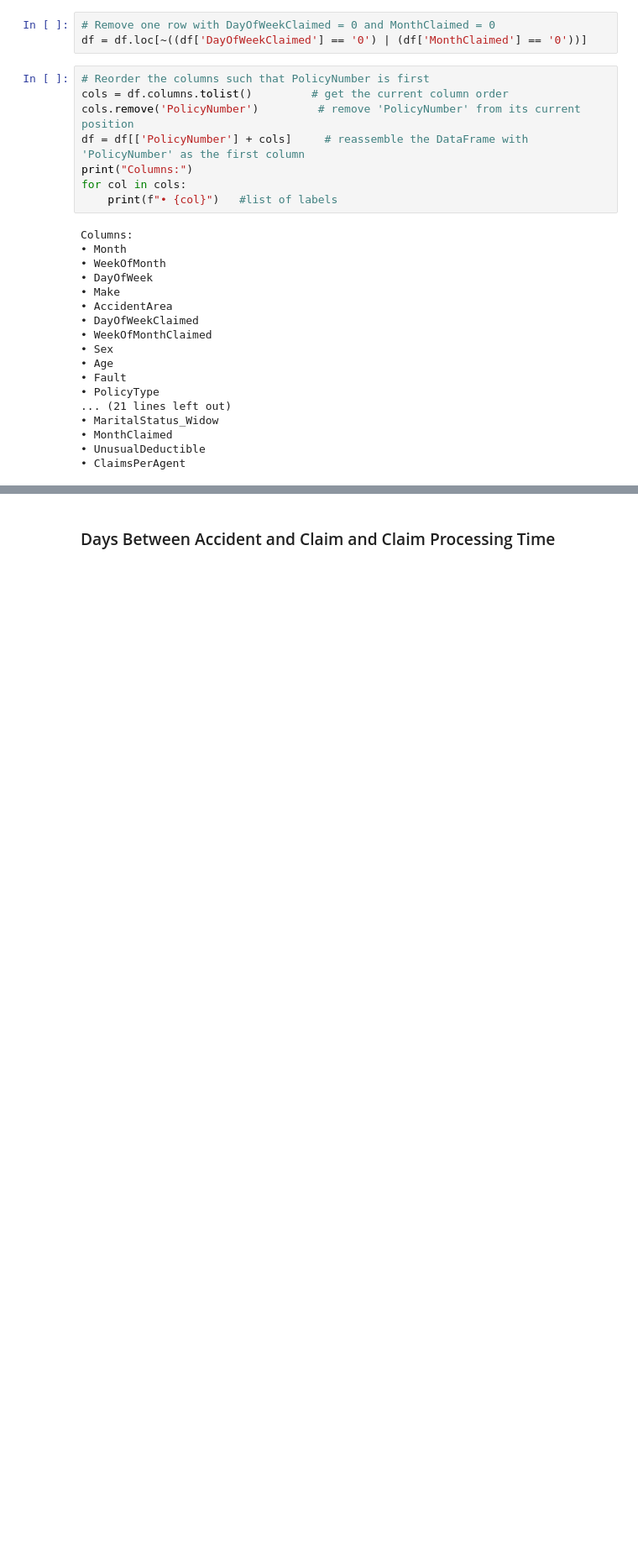
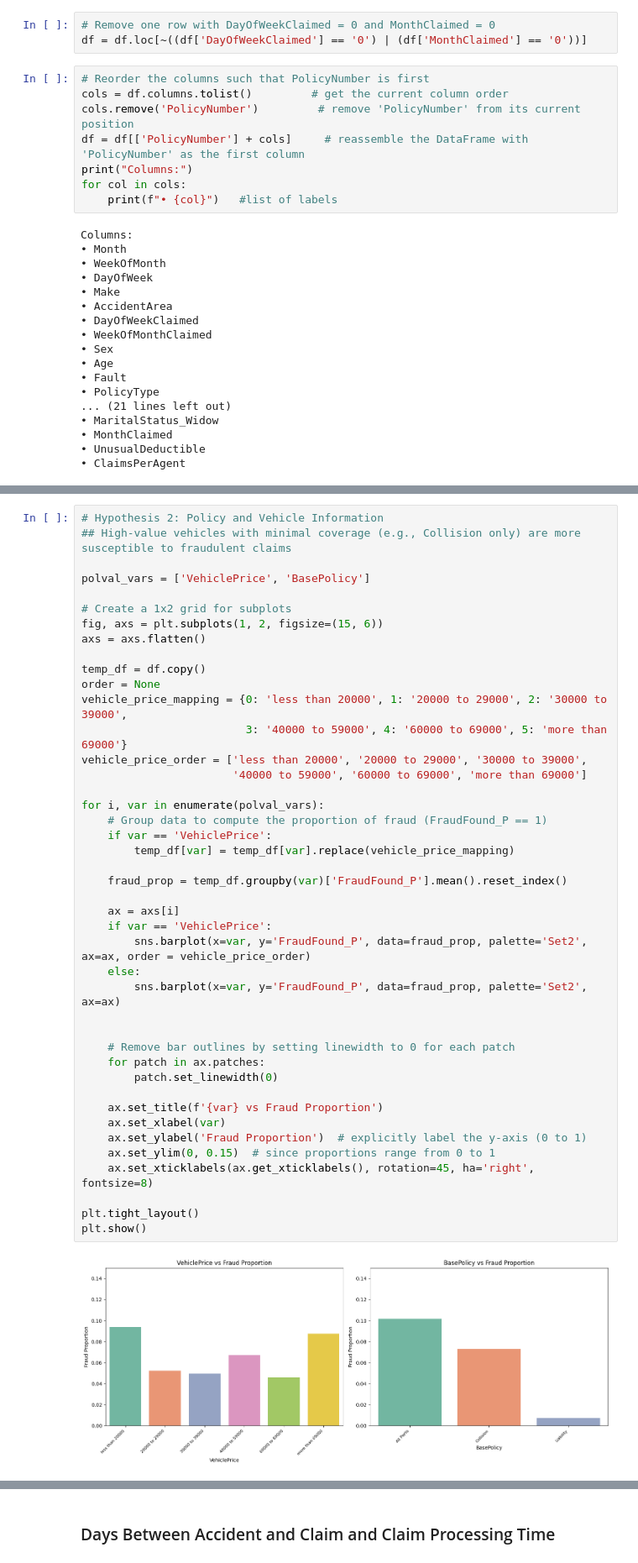
Before and after one commit to haonanah/DSA4263, a Jupyter notebook: EDA.ipynb, the cells around one changed output, grey strips where cells are left out. Shown at 84% size. Drawn from its saved outputs; the diff is of its cells as text; blank space fills up the shorter version.

```diff
--- a/EDA.ipynb
+++ b/EDA.ipynb
@@ -51,0 +223,45 @@ Columns:
+# %%
+# Hypothesis 2: Policy and Vehicle Information
+## High-value vehicles with minimal coverage (e.g., Collision only) are more susceptible to fraudulent claims
+
+polval_vars = ['VehiclePrice', 'BasePolicy']
+
+# Create a 1x2 grid for subplots
+fig, axs = plt.subplots(1, 2, figsize=(15, 6))
+axs = axs.flatten()
+
+temp_df = df.copy()
+order = None
+vehicle_price_mapping = {0: 'less than 20000', 1: '20000 to 29000', 2: '30000 to 39000',
+                         3: '40000 to 59000', 4: '60000 to 69000', 5: 'more than 69000'}
+vehicle_price_order = ['less than 20000', '20000 to 29000', '30000 to 39000',
+                       '40000 to 59000', '60000 to 69000', 'more than 69000']
+
+for i, var in enumerate(polval_vars):
+    # Group data to compute the proportion of fraud (FraudFound_P == 1)
+    if var == 'VehiclePrice':
+        temp_df[var] = temp_df[var].replace(vehicle_price_mapping)
+
+    fraud_prop = temp_df.groupby(var)['FraudFound_P'].mean().reset_index()
+
+    ax = axs[i]
+    if var == 'VehiclePrice':
+        sns.barplot(x=var, y='FraudFound_P', data=fraud_prop, palette='Set2', ax=ax, order = vehicle_price_order)
+    else:
+        sns.barplot(x=var, y='FraudFound_P', data=fraud_prop, palette='Set2', ax=ax)
+
+
+    # Remove bar outlines by setting linewidth to 0 for each patch
+    for patch in ax.patches:
+        patch.set_linewidth(0)
+
+    ax.set_title(f'{var} vs Fraud Proportion')
+    ax.set_xlabel(var)
+    ax.set_ylabel('Fraud Proportion')  # explicitly label the y-axis (0 to 1)
+    ax.set_ylim(0, 0.15)  # since proportions range from 0 to 1
+    ax.set_xticklabels(ax.get_xticklabels(), rotation=45, ha='right', fontsize=8)
+
+plt.tight_layout()
+plt.show()
+# %% [output]
+[figure, added]
```
Also changed, not shown: parts of 36 cells of this notebook.
